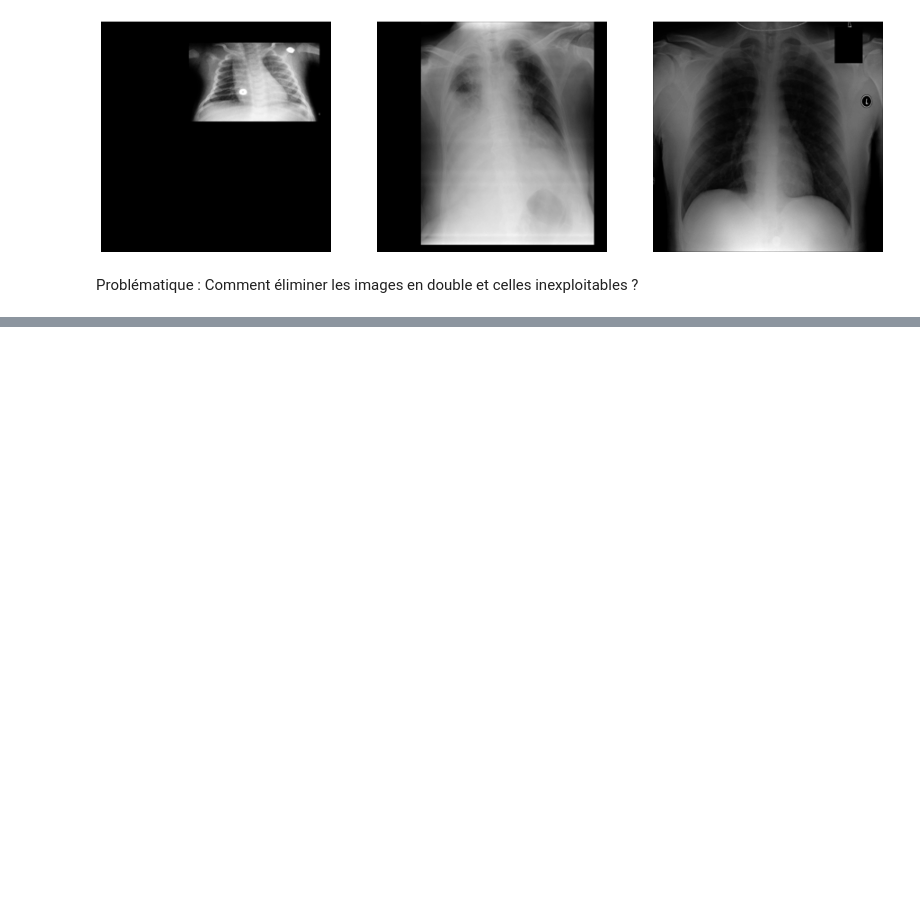
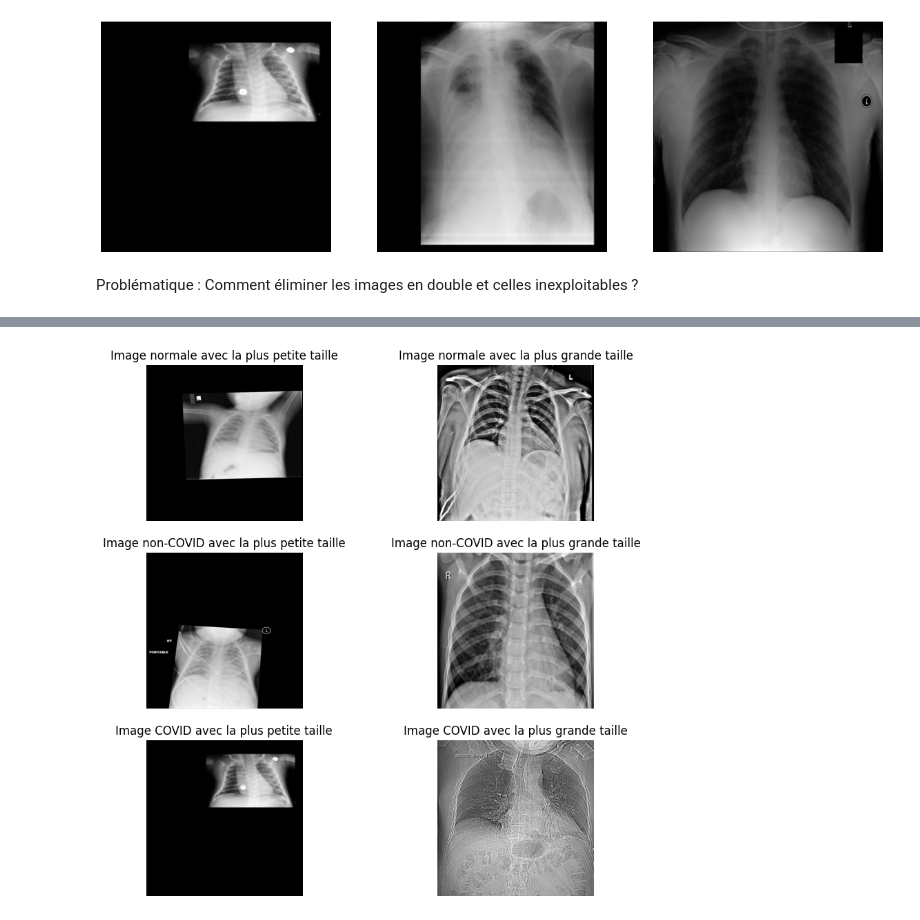
Before and after one commit to AudreyAribaud/-github_actions, a Jupyter notebook: dataviz.ipynb, the cells around one changed output, grey strips where cells are left out. Drawn from its saved outputs; the diff is of its cells as text; code cells hidden in the pictures; blank space fills up the shorter version.

```diff
--- a/dataviz.ipynb
+++ b/dataviz.ipynb
@@ -330,0 +467,50 @@ Comment éliminer les images en double et celles inexploitables ?
+# %%
+#Affichage des images
+
+plt.figure(figsize=(10,10))
+
+plt.subplot(3,2,1)
+chemin_image = path_data + "Val/Normal/images/Normal (10271).png"
+image=imread(chemin_image)
+plt.imshow(image,cmap='gray')
+plt.title('Image normale avec la plus petite taille')
+plt.axis('off');
+
+plt.subplot(3,2,2)
+chemin_image = path_data + "Train/Normal/images/Normal (4324).png"
+image=imread(chemin_image)
+plt.imshow(image,cmap='gray')
+plt.title('Image normale avec la plus grande taille')
+plt.axis('off');
+
+
+plt.subplot(3,2,3)
+chemin_image = path_data + "Train/Non-COVID/images/non_COVID (1839).png"
+image=imread(chemin_image)
+plt.imshow(image,cmap='gray')
+plt.title('Image non-COVID avec la plus petite taille')
+plt.axis('off');
+
+plt.subplot(3,2,4)
+chemin_image = path_data + "Train/Non-COVID/images/non_COVID (8768).png"
+image=imread(chemin_image)
+plt.imshow(image,cmap='gray')
+plt.title('Image non-COVID avec la plus grande taille')
+plt.axis('off');
+
+
+plt.subplot(3,2,5)
+chemin_image = path_data + "Train/COVID-19/images/covid_3297.png"
+image=imread(chemin_image)
+plt.imshow(image,cmap='gray')
+plt.title('Image COVID avec la plus petite taille')
+plt.axis('off');
+
+plt.subplot(3,2,6)
+chemin_image = path_data + "Train/COVID-19/images/covid_4203.png"
+image=imread(chemin_image)
+plt.imshow(image,cmap='gray')
+plt.title('Image COVID avec la plus grande taille')
+plt.axis('off');
+# %% [output]
+[figure, added]
```
Also changed, not shown: parts of 18 cells of this notebook.
